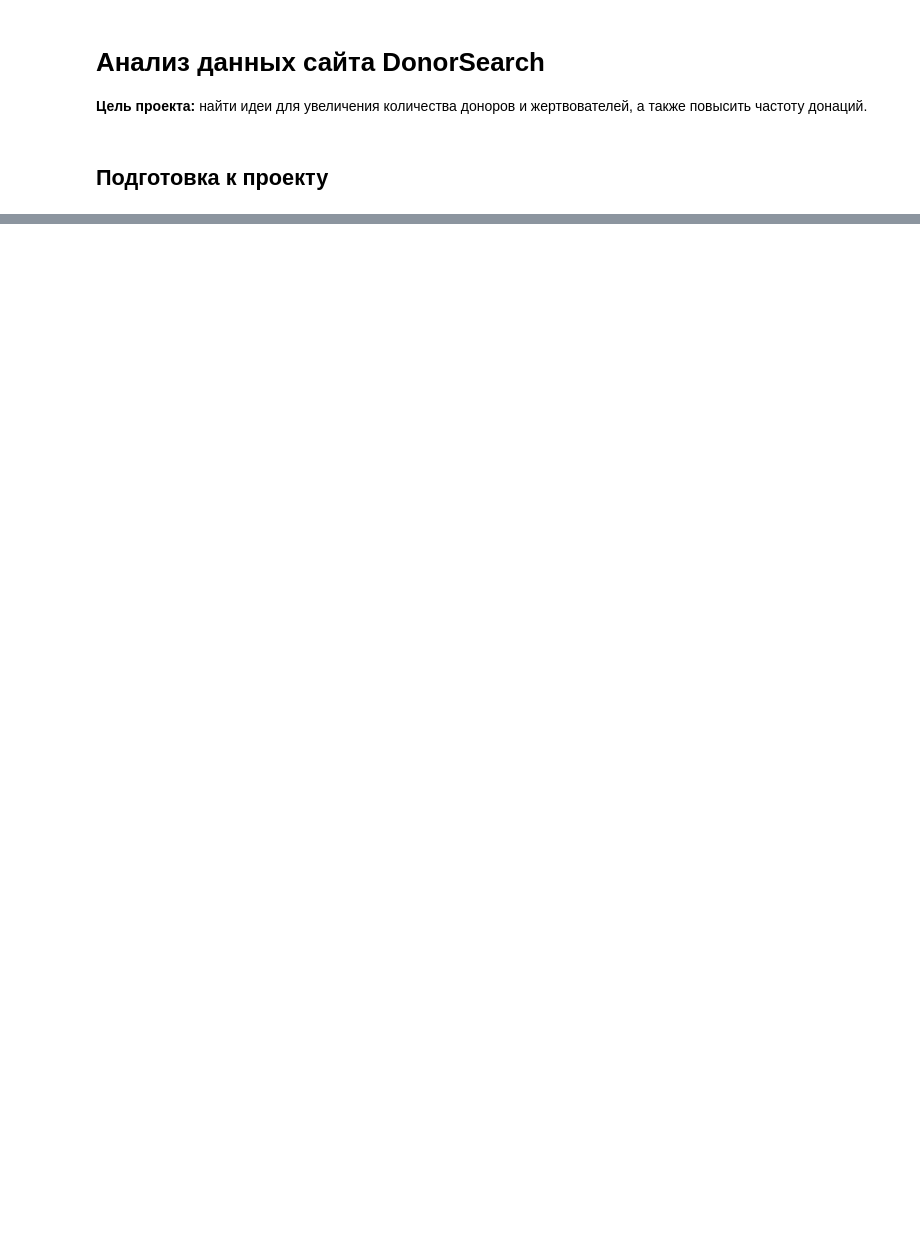
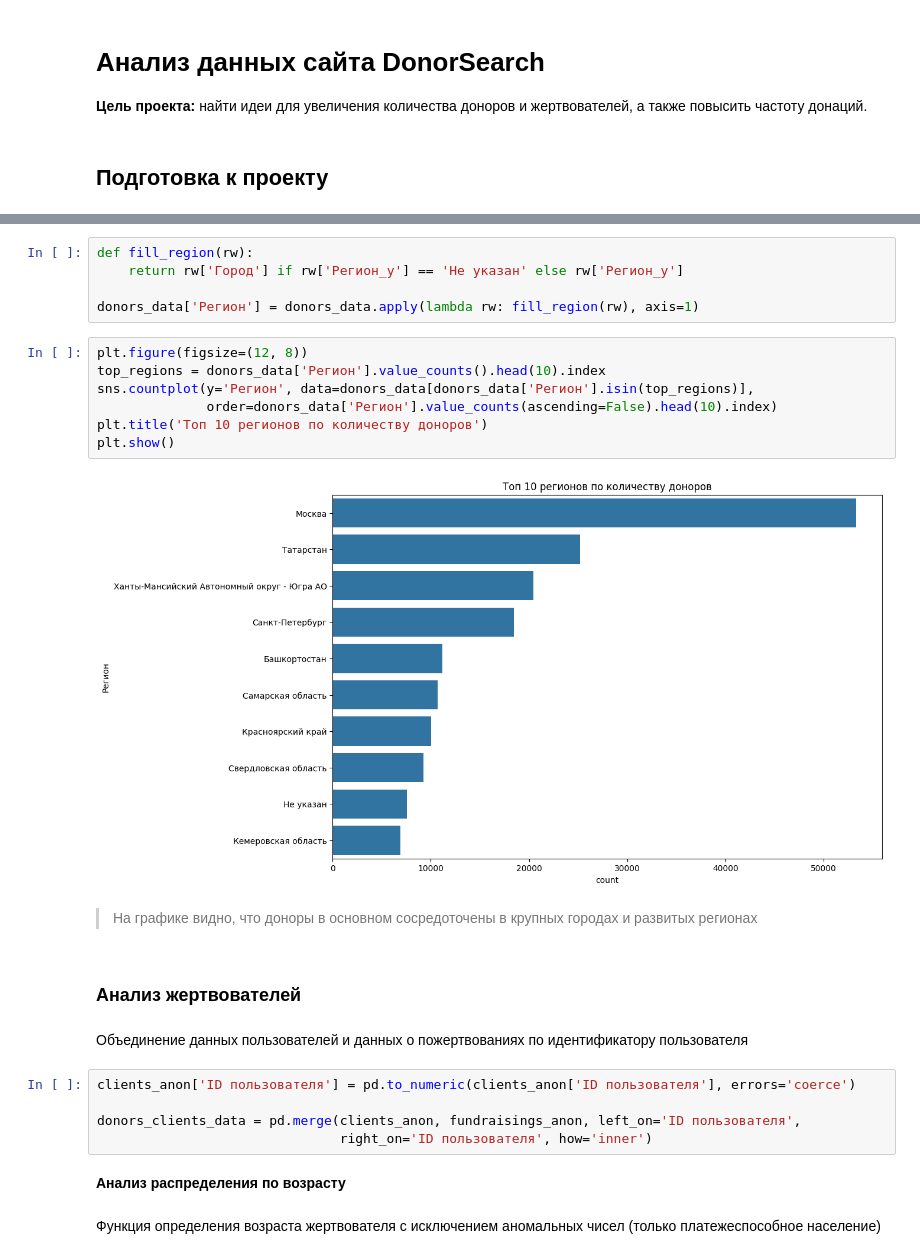
Before and after one commit to shprnu/donorp, a Jupyter notebook: donorp.ipynb, the cells around one changed output, grey strips where cells are left out. Saved outputs shown, nothing was run; the diff lists cells and outputs as text; blank space fills up the shorter version.

```diff
--- a/donorp.ipynb
+++ b/donorp.ipynb
@@ -28,0 +190,31 @@ FileNotFoundError: [Errno 2] No such file or directory: 'datasets/users_anon_dat
+# %%
+def fill_region(rw):
+    return rw['Город'] if rw['Регион_y'] == 'Не указан' else rw['Регион_y']
+
+donors_data['Регион'] = donors_data.apply(lambda rw: fill_region(rw), axis=1)
+# %%
+plt.figure(figsize=(12, 8))
+top_regions = donors_data['Регион'].value_counts().head(10).index
+sns.countplot(y='Регион', data=donors_data[donors_data['Регион'].isin(top_regions)],
+              order=donors_data['Регион'].value_counts(ascending=False).head(10).index)
+plt.title('Топ 10 регионов по количеству доноров')
+plt.show()
+# %% [output]
+[figure, added]
+# %% [markdown]
+
+
+> На графике видно, что доноры в основном сосредоточены в крупных городах и развитых регионах
+# %% [markdown]
+### Анализ жертвователей
+# %% [markdown]
+Объединение данных пользователей и данных о пожертвованиях по идентификатору пользователя
+# %%
+clients_anon['ID пользователя'] = pd.to_numeric(clients_anon['ID пользователя'], errors='coerce')
+
+donors_clients_data = pd.merge(clients_anon, fundraisings_anon, left_on='ID пользователя',
+                               right_on='ID пользователя', how='inner')
+# %% [markdown]
+**Анализ распределения по возрасту**
+# %% [markdown]
+Функция определения возраста жертвователя с исключением аномальных чисел (только платежеспособное население)
```
Also changed, not shown: parts of 130 cells of this notebook.
